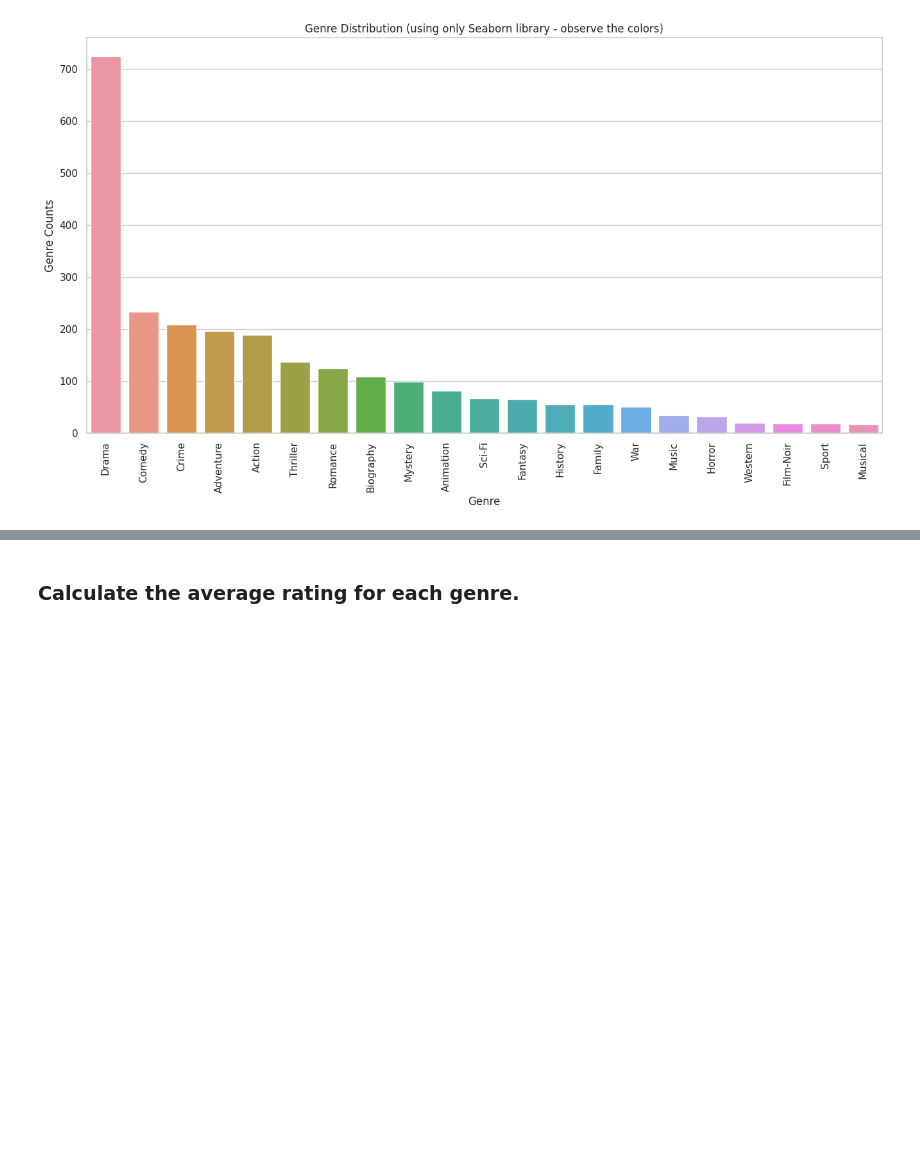
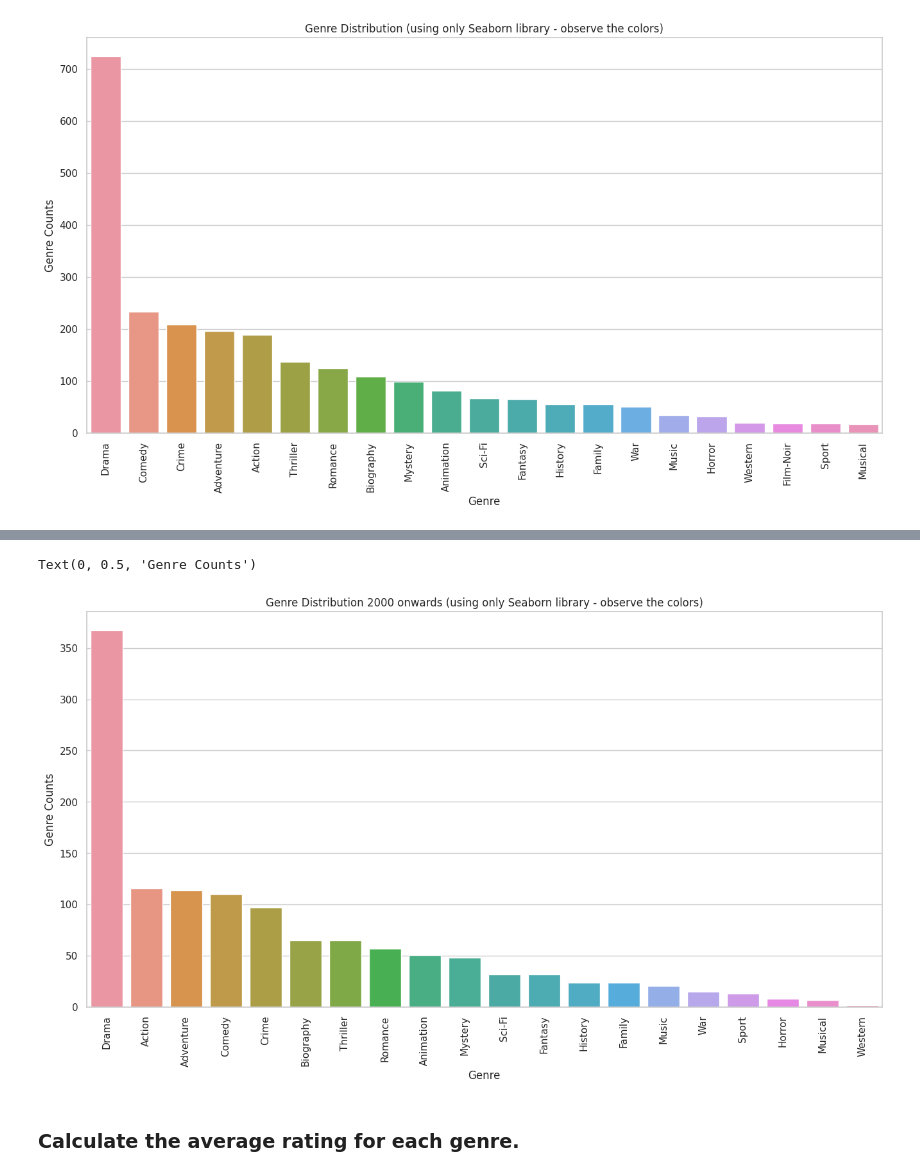
Before and after one commit to codekunoichi/learning-datascience, a Jupyter notebook: pandas/portfolio-projects/prob_2_explore_movie_data.ipynb, the cells around one changed output, grey strips where cells are left out. Drawn from its saved outputs; the diff is of its cells as text; code cells hidden in the pictures; blank space fills up the shorter version.

```diff
--- a/pandas/portfolio-projects/prob_2_explore_movie_data.ipynb
+++ b/pandas/portfolio-projects/prob_2_explore_movie_data.ipynb
@@ -126,0 +230,3 @@ Text(0, 0.5, 'Genre Counts')
+# %%
+movie_data_2000s = movie_data.loc[(movie_data.Released_Year >=  2000)]
+movie_data_2000s.head()
@@ -126,0 +240,3 @@ Text(0, 0.5, 'Genre Counts')
+# %%
+genre_counts_2000s = movie_data_2000s.explode('Genre')['Genre'].value_counts()
+genre_counts_2000s
@@ -127,3 +261,18 @@ Text(0, 0.5, 'Genre Counts')
+# %%
+plt.figure(figsize=(16, 8))
+plt.title('Genre Distribution 2000 onwards (using only Seaborn library - observe the colors)')
+sns.set_theme(style="whitegrid")
+new_df = genre_counts_2000s.reset_index(name='genre_count')
+new_df
+# Bar Chart showing average arrival delay for Spirit Airlines airline code = NK flights by month
+ax = sns.barplot(x=new_df.Genre, y=new_df.genre_count)
+# Rotate x-labels vertically
+ax.set_xticklabels(ax.get_xticklabels(), rotation=90)
+plt.xlabel("Genre")
+plt.ylabel("Genre Counts")
+# %% [output]
+Text(0, 0.5, 'Genre Counts')
+[figure, added]
 # %% [markdown]
 ### Calculate the average rating for each genre.
 # %% [markdown]
```
Also changed, not shown: parts of 8 cells of this notebook.
